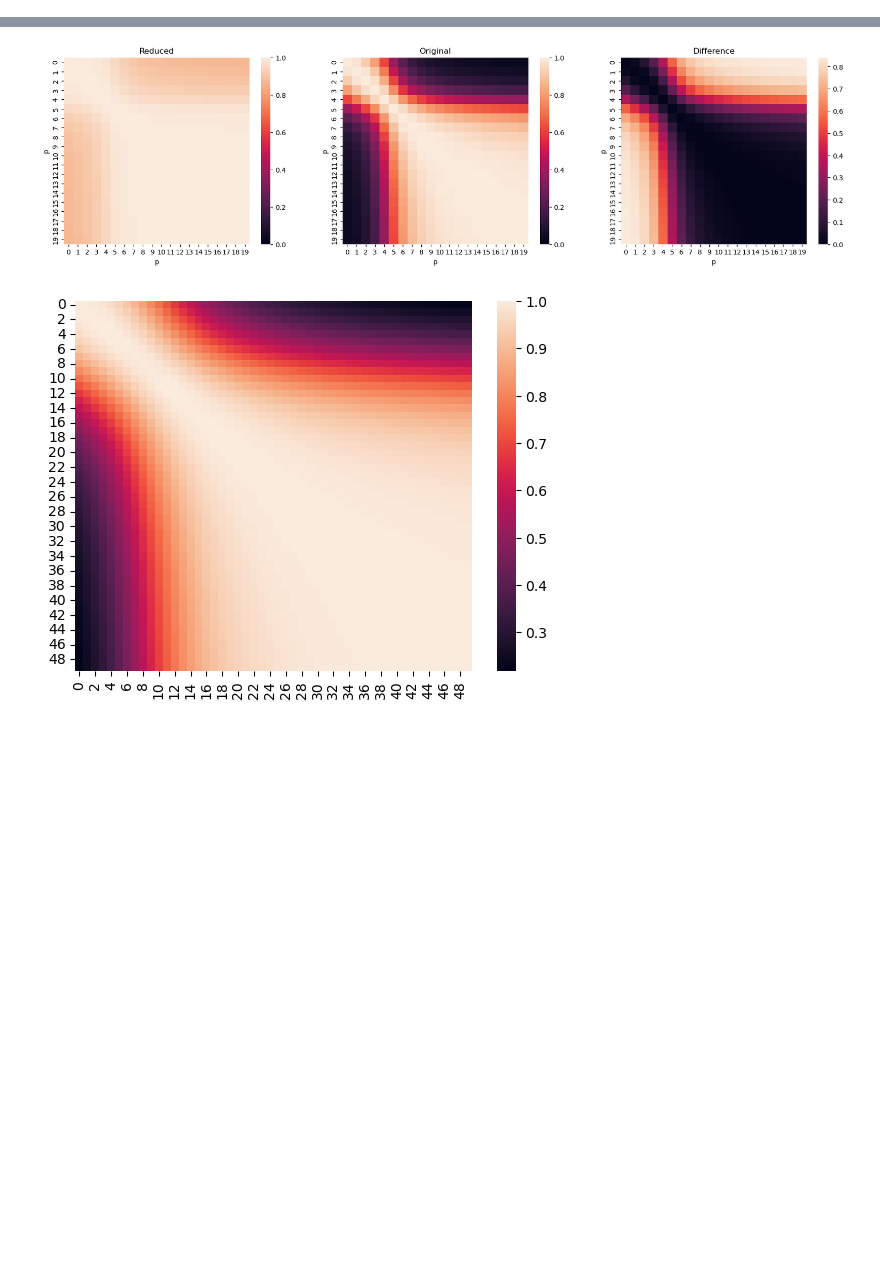
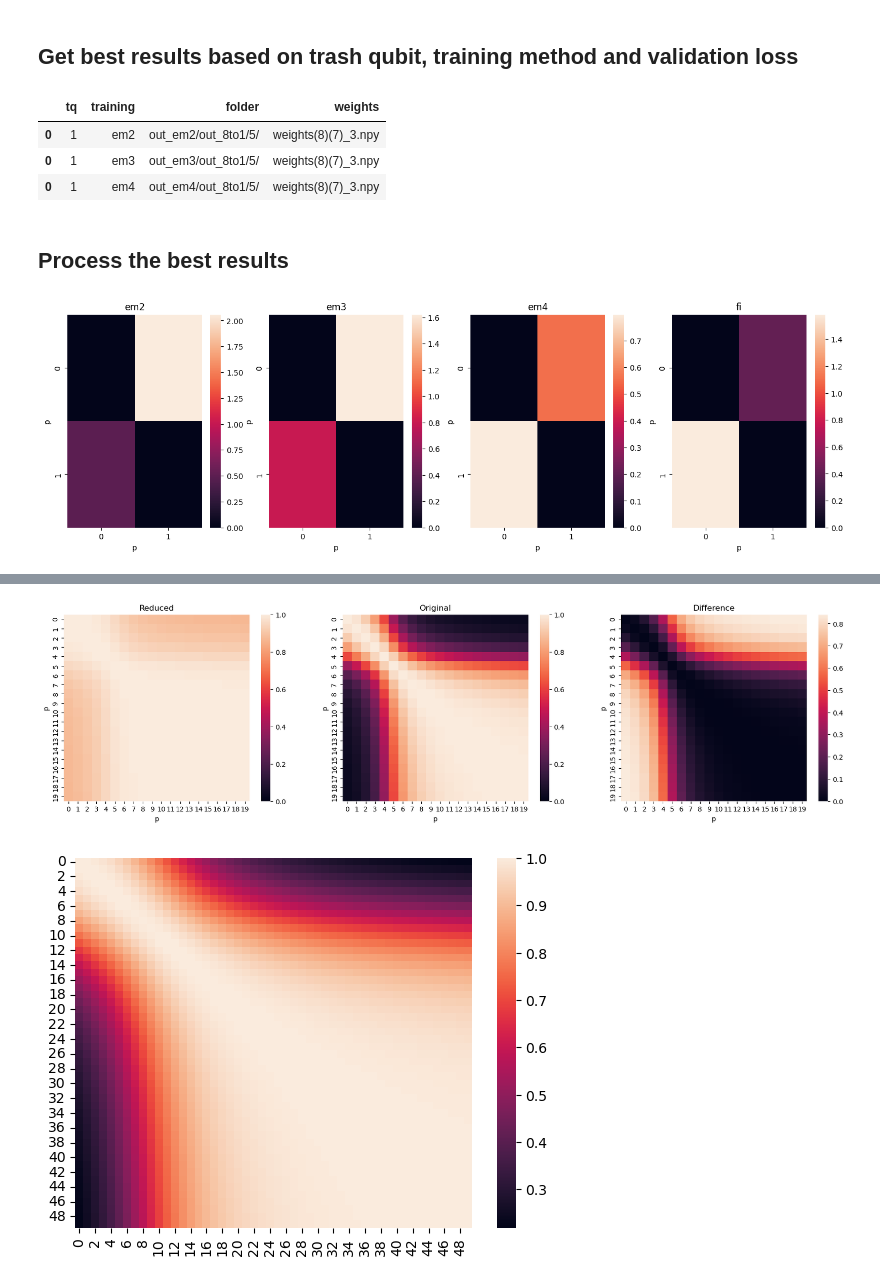
Before and after one commit to filorazi/Dim_red_swap_Leo, a Jupyter notebook: comparison.ipynb, the cells around one changed output, grey strips where cells are left out. Cells and saved outputs as stored; diff of their text form; code cells hidden in the pictures; blank space fills up the shorter version.

```diff
--- a/comparison.ipynb
+++ b/comparison.ipynb
@@ -204,0 +22,38 @@ def compare_matrix_EM_ising(n_qubit_autoencoder,n_trash_qubit,ae,loc=9,interval
+# %%
+folders = ['out_em2/', 'out_em3/', 'out_em4/', 'out_fi/']
+loss_map = {'x':'Mix',
+            'i':'Fid',
+            '3':'Emd',
+            '2':'Emd2',
+            '4':'Emd4'}
+# %% [markdown]
+## Get best results based on trash qubit, training method and validation loss
+# %%
+df = pd.DataFrame(columns = ['tq','training','folder','weights'])
+for tq in range(1,8):
+    for fold in folders:
+        loss = []
+        folder = fold+f'out_8to{tq}/5/'
+        for file in os.listdir(folder):
+            if 'info' in file:
+                with open(folder+file) as info:
+                    lines = info.readlines()
+                line = [l for l in lines if "Min val loss found" in l][0].strip().split()[-1]
+            loss.append((float(line),int(file[-5])))
+        minim = 10000.0
+        for a,b in loss:
+            if a < minim:
+                minim = a
+            indx = b
+
+        res = {'tq':tq,'training':fold.split('_')[-1][:-1],'folder': folder, 'weights':f'weights(8)({8-tq})_{indx}.npy'}
+        df = pd.concat([df,pd.DataFrame([res])])
+# %%
+df.head(3)
+# %% [output]
+|  | tq | training | folder | weights |
+| 0 | 1 | em2 | out_em2/out_8to1/5/ | weights(8)(7)_3.npy |
+| 0 | 1 | em3 | out_em3/out_8to1/5/ | weights(8)(7)_3.npy |
+| 0 | 1 | em4 | out_em4/out_8to1/5/ | weights(8)(7)_3.npy |
+# %% [markdown]
+## Process the best results
@@ -205,3 +99,19 @@ def compare_matrix_EM_ising(n_qubit_autoencoder,n_trash_qubit,ae,loc=9,interval
+# %%
+for tq in range(1,2):
+    df1 = df[df['tq'] == tq]
+    m=[]
+    for r in df1.iterrows():
+        r = r[1]
+        dvc = qml.device('default.mixed', wires=8, shots=None)
+        ae = Axutoencoder(8,tq,dvc)
+        ae.set_layers(3)
+        ae.set_weights(np.load(r.folder+r.weights))
+
+        m.append(compute_em_matrix(ae,8,tq,50))
+    m_ar=np.array(m)
+    plot_comparison(m_ar,df1.training.unique())
+# %% [output]
+[figure, added]
 # %%
 
 main_folder = 'runs/ee'
```
Also changed, not shown: parts of 4 cells of this notebook, 59 other files.
